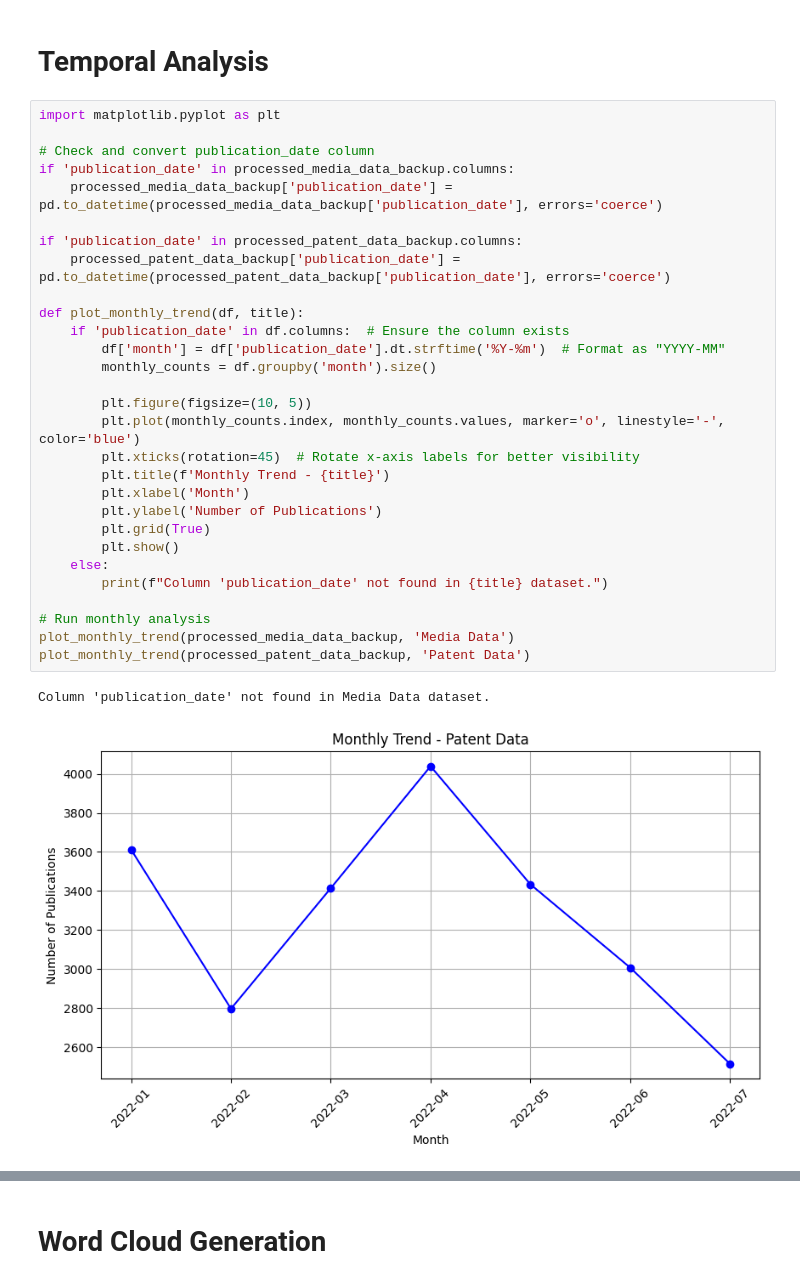
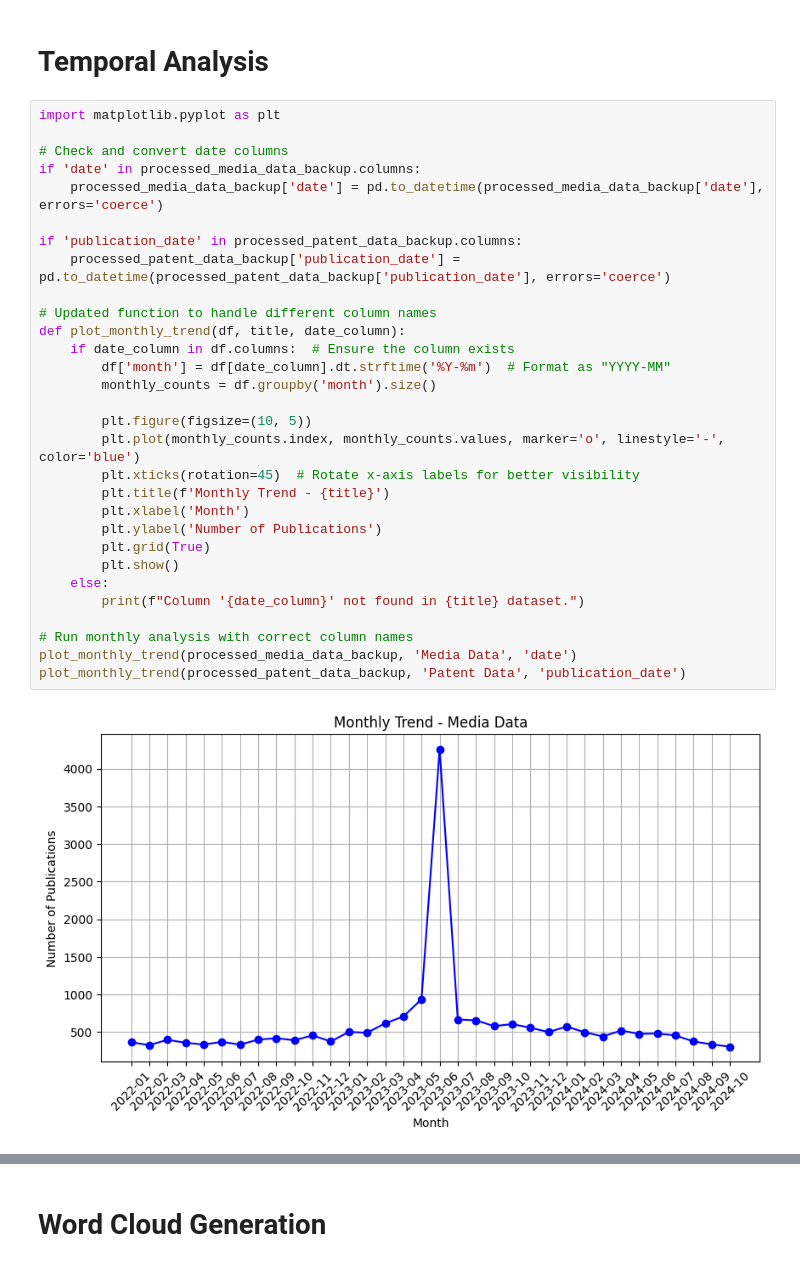
Before and after one commit to lucarenz1997/NLP, a Jupyter notebook: Stage_1_Cleaning_and_Preprocessing.ipynb, the cells around one changed output, grey strips where cells are left out. Cells and saved outputs as stored; diff of their text form.

```diff
--- a/Stage_1_Cleaning_and_Preprocessing.ipynb
+++ b/Stage_1_Cleaning_and_Preprocessing.ipynb
@@ -346,32 +346,32 @@ print(processed_patent_data_backup[['processed_text', 'sentiment']].head())
 # %%
 import matplotlib.pyplot as plt
 
-# Check and convert publication_date column
-if 'publication_date' in processed_media_data_backup.columns:
-    processed_media_data_backup['publication_date'] = pd.to_datetime(processed_media_data_backup['publication_date'], errors='coerce')
+# Check and convert date columns
+if 'date' in processed_media_data_backup.columns:
+    processed_media_data_backup['date'] = pd.to_datetime(processed_media_data_backup['date'], errors='coerce')
 
 if 'publication_date' in processed_patent_data_backup.columns:
     processed_patent_data_backup['publication_date'] = pd.to_datetime(processed_patent_data_backup['publication_date'], errors='coerce')
 
-def plot_monthly_trend(df, title):
-    if 'publication_date' in df.columns:  # Ensure the column exists
-        df['month'] = df['publication_date'].dt.strftime('%Y-%m')  # Format as "YYYY-MM"
+# Updated function to handle different column names
+def plot_monthly_trend(df, title, date_column):
+    if date_column in df.columns:  # Ensure the column exists
+        df['month'] = df[date_column].dt.strftime('%Y-%m')  # Format as "YYYY-MM"
         monthly_counts = df.groupby('month').size()
 
         plt.figure(figsize=(10, 5))
         plt.plot(monthly_counts.index, monthly_counts.values, marker='o', linestyle='-', color='blue')
         plt.xticks(rotation=45)  # Rotate x-axis labels for better visibility
         plt.title(f'Monthly Trend - {title}')
         plt.xlabel('Month')
         plt.ylabel('Number of Publications')
         plt.grid(True)
         plt.show()
     else:
-        print(f"Column 'publication_date' not found in {title} dataset.")
+        print(f"Column '{date_column}' not found in {title} dataset.")
 
-# Run monthly analysis
-plot_monthly_trend(processed_media_data_backup, 'Media Data')
-plot_monthly_trend(processed_patent_data_backup, 'Patent Data')
+# Run monthly analysis with correct column names
+plot_monthly_trend(processed_media_data_backup, 'Media Data', 'date')
+plot_monthly_trend(processed_patent_data_backup, 'Patent Data', 'publication_date')
 # %% [output]
-Column 'publication_date' not found in Media Data dataset.
-[figure, old version]
+[figure, new version]
```
Also changed, not shown: parts of 3 cells of this notebook.
